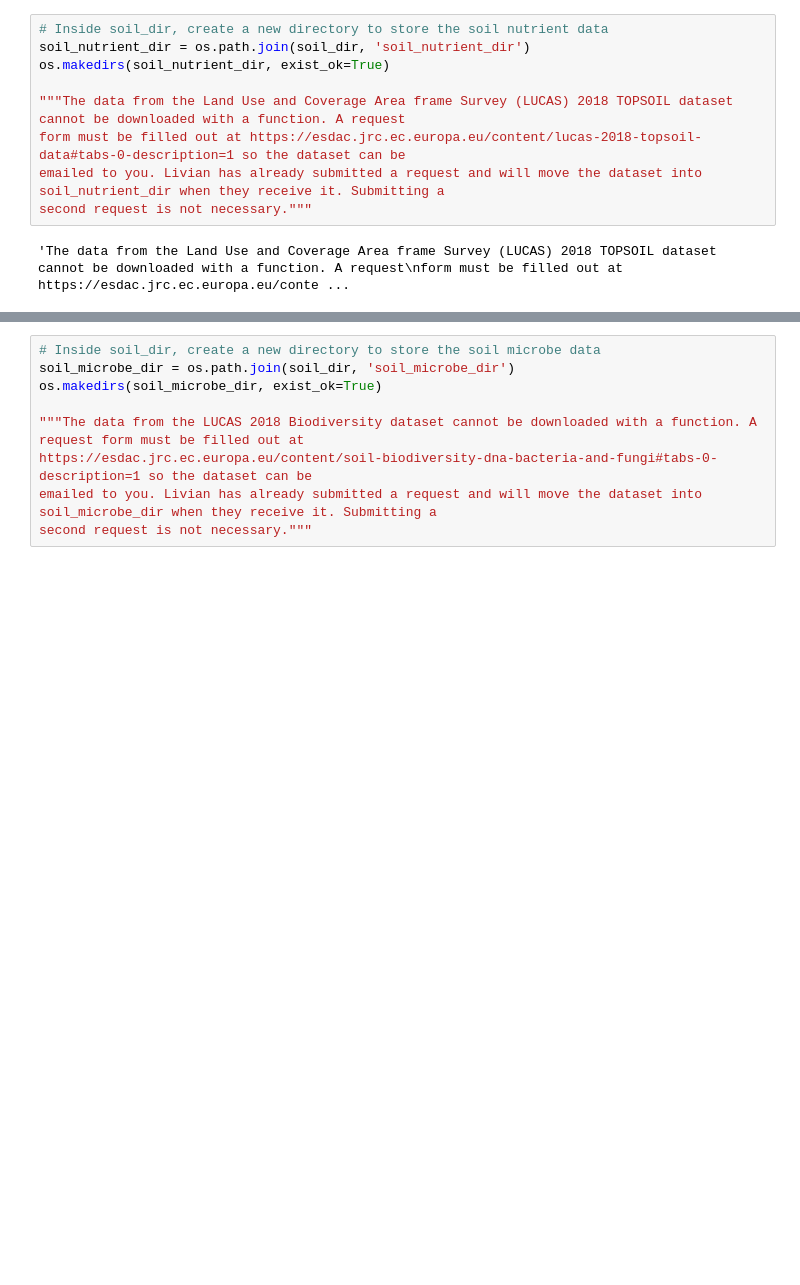
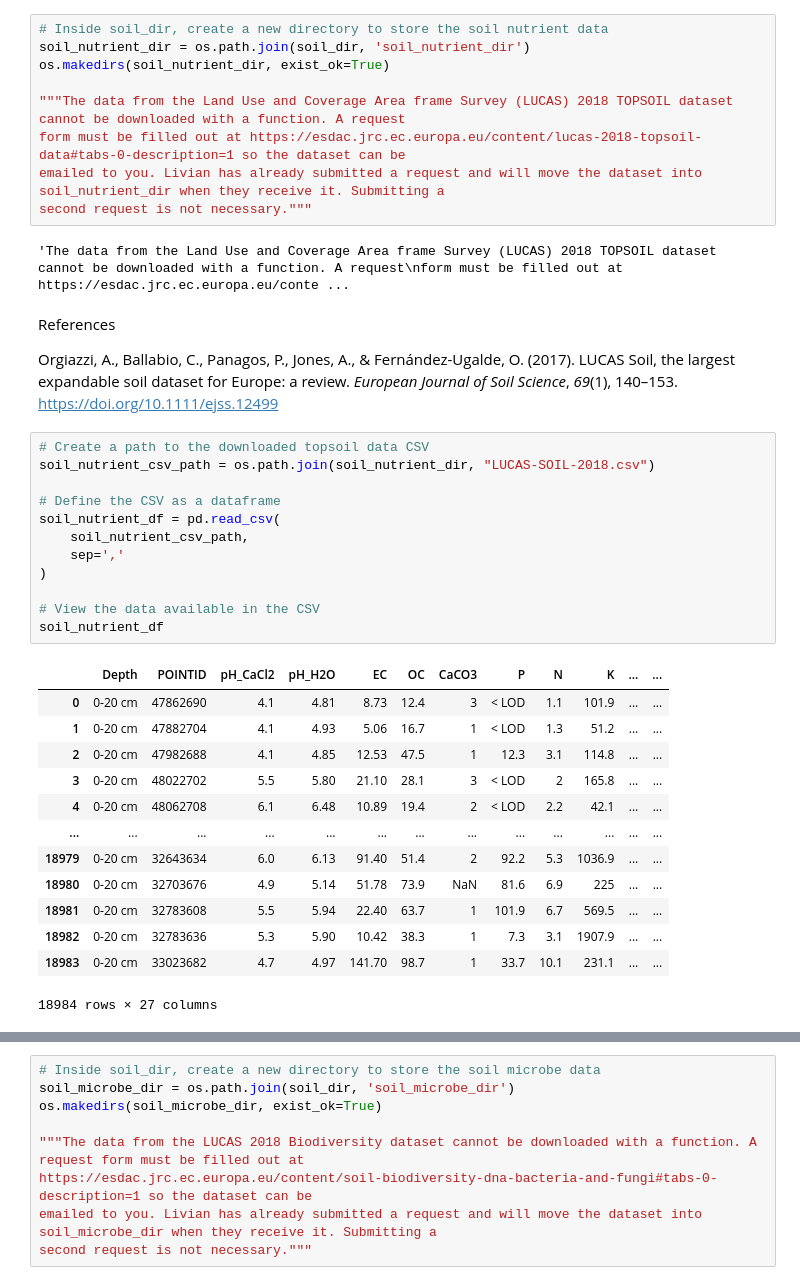
Before and after one commit to TheSpringInstitute/PLANT-B-Stoichiometric-Nutrient-Cycle-Simulation, a Jupyter notebook: part-1-gauging-habitat-nutrient-levels.ipynb, the cells around one changed output, grey strips where cells are left out. Drawn from its saved outputs; the diff is of its cells as text; blank space fills up the shorter version.

```diff
--- a/part-1-gauging-habitat-nutrient-levels.ipynb
+++ b/part-1-gauging-habitat-nutrient-levels.ipynb
@@ -637,3 +637,33 @@ emailed to you. Livian has already submitted a request and will move the dataset
 second request is not necessary."""
 # %% [output]
 'The data from the Land Use and Coverage Area frame Survey (LUCAS) 2018 TOPSOIL dataset cannot be downloaded with a function. A request\nform must be filled out at https://esdac.jrc.ec.europa.eu/conte ...
+# %% [markdown]
+References
+
+Orgiazzi, A., Ballabio, C., Panagos, P., Jones, A., & Fernández-Ugalde, O. (2017). LUCAS Soil, the largest expandable soil dataset for Europe: a review. *European Journal of Soil Science*, *69*(1), 140–153. https://doi.org/10.1111/ejss.12499
+# %%
+# Create a path to the downloaded topsoil data CSV
+soil_nutrient_csv_path = os.path.join(soil_nutrient_dir, "LUCAS-SOIL-2018.csv")
+
+# Define the CSV as a dataframe
+soil_nutrient_df = pd.read_csv(
+    soil_nutrient_csv_path,
+    sep=','
+)
+
+# View the data available in the CSV
+soil_nutrient_df
+# %% [output]
+|  | Depth | POINTID | pH_CaCl2 | pH_H2O | EC | OC | CaCO3 | P | N | K | ... | ... |
+| 0 | 0-20 cm | 47862690 | 4.1 | 4.81 | 8.73 | 12.4 | 3 | < LOD | 1.1 | 101.9 | ... | ... |
+| 1 | 0-20 cm | 47882704 | 4.1 | 4.93 | 5.06 | 16.7 | 1 | < LOD | 1.3 | 51.2 | ... | ... |
+| 2 | 0-20 cm | 47982688 | 4.1 | 4.85 | 12.53 | 47.5 | 1 | 12.3 | 3.1 | 114.8 | ... | ... |
+| 3 | 0-20 cm | 48022702 | 5.5 | 5.80 | 21.10 | 28.1 | 3 | < LOD | 2 | 165.8 | ... | ... |
+| 4 | 0-20 cm | 48062708 | 6.1 | 6.48 | 10.89 | 19.4 | 2 | < LOD | 2.2 | 42.1 | ... | ... |
+| ... | ... | ... | ... | ... | ... | ... | ... | ... | ... | ... | ... | ... |
+| 18979 | 0-20 cm | 32643634 | 6.0 | 6.13 | 91.40 | 51.4 | 2 | 92.2 | 5.3 | 1036.9 | ... | ... |
+| 18980 | 0-20 cm | 32703676 | 4.9 | 5.14 | 51.78 | 73.9 | NaN | 81.6 | 6.9 | 225 | ... | ... |
+| 18981 | 0-20 cm | 32783608 | 5.5 | 5.94 | 22.40 | 63.7 | 1 | 101.9 | 6.7 | 569.5 | ... | ... |
+| 18982 | 0-20 cm | 32783636 | 5.3 | 5.90 | 10.42 | 38.3 | 1 | 7.3 | 3.1 | 1907.9 | ... | ... |
+| 18983 | 0-20 cm | 33023682 | 4.7 | 4.97 | 141.70 | 98.7 | 1 | 33.7 | 10.1 | 231.1 | ... | ... |
+18984 rows × 27 columns
```
Also changed, not shown: parts of 4 cells of this notebook, 2 other files.
